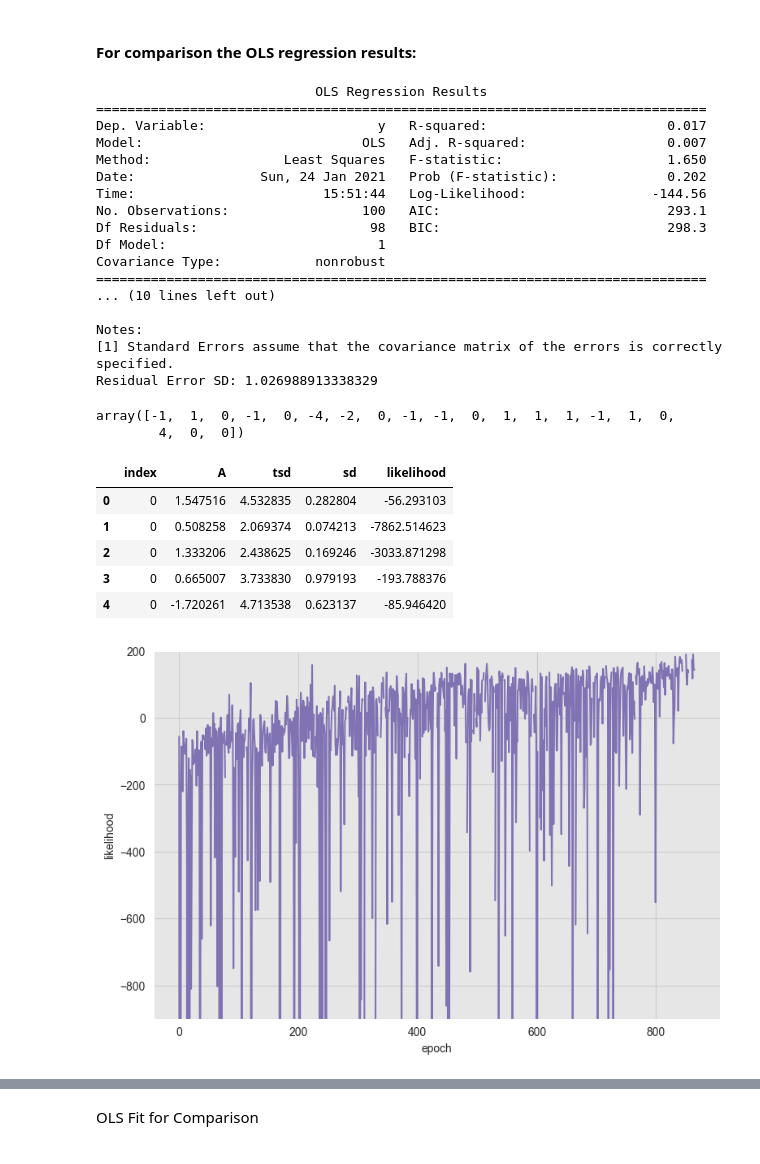
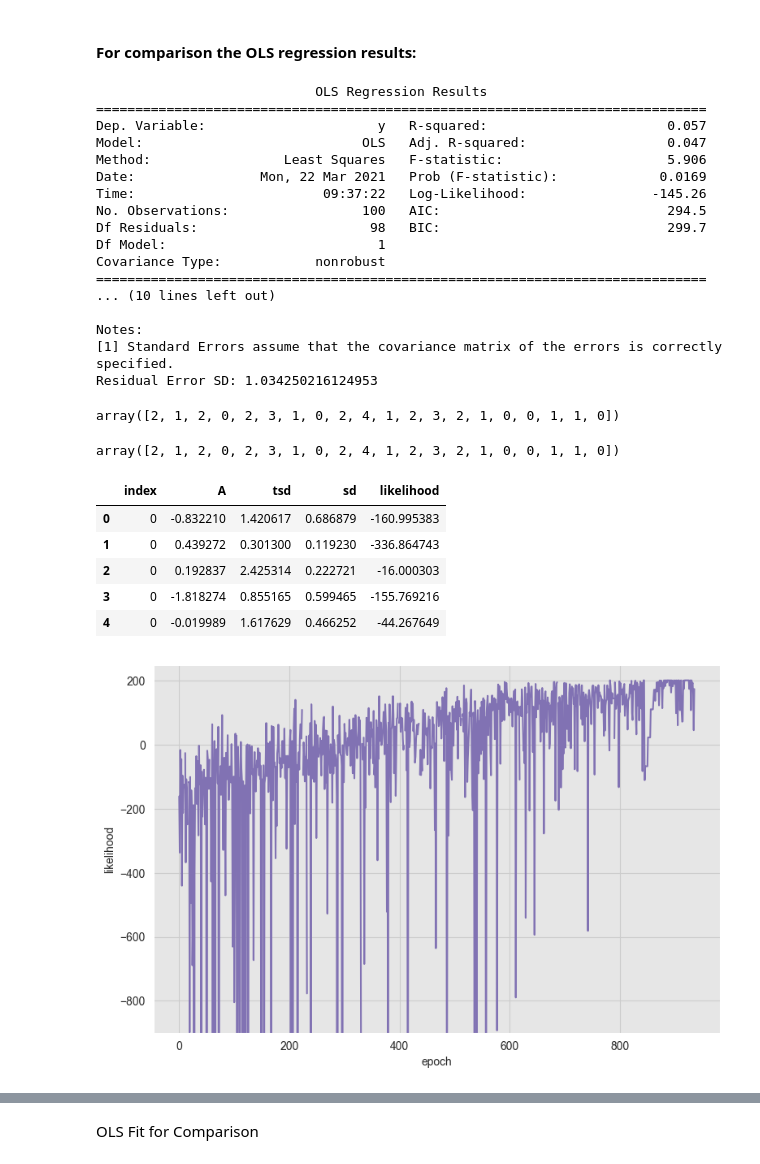
Before and after one commit to aaron1rcl/tvs_regression, a Jupyter notebook: notebooks/1_univariate_example.ipynb, the cells around one changed output, grey strips where cells are left out. Cells and saved outputs as stored; diff of their text form; code cells hidden in the pictures.

```diff
--- a/notebooks/1_univariate_example.ipynb
+++ b/notebooks/1_univariate_example.ipynb
@@ -84,5 +84,5 @@ Now we generate a random set of time delays (taus) and apply these to each row o
 # %%
 # Generate a random shift seq
 np.random.seed(15)
-real_shifts = np.round(np.random.randn(X.shape[0])*2)
+real_shifts = np.round(np.random.poisson(2, X.shape[0]))
 real_shifts = np.array(real_shifts, dtype="int")
@@ -131,7 +137,7 @@ Fit the model with the tvs regression class. The TVS Regression tries to find th
 Inner optimisation is taken care of by the custom tau optimiser module, written specifically for the purpose. In principle, the outer optimisation could be handled by a number of existing suitable methods. Due to the inner tau optimisation, the outer optimisation has a rough (bumpy) solution space. In addition, there can exist local maxima eg. for example where the value of the taus all = 0. For these reasons we have chosen differential evolution (from the scipy.optimize library). This seems to provide a good balance between exploration and greedy local searches. With some basic settings, fitting takes a few minutes. Comment the line "%%capture", if you would like to follow the progress.
 # %%
 %%capture
-tvs.fit(x, y, method="differential_evolution", split=False)
+tvs.fit(x, y, method="differential_evolution", split=False, family="poisson")
 # %% [markdown]
 ### Results
 # %%
@@ -173,13 +179,13 @@ print(f"Residual Error SD: {np.std(res.resid)}")
 # %% [output]
                             OLS Regression Results
 ==============================================================================
-Dep. Variable:                      y   R-squared:                       0.017
-Model:                            OLS   Adj. R-squared:                  0.007
-Method:                 Least Squares   F-statistic:                     1.650
-Date:                Sun, 24 Jan 2021   Prob (F-statistic):              0.202
-Time:                        15:51:44   Log-Likelihood:                -144.56
-No. Observations:                 100   AIC:                             293.1
-Df Residuals:                      98   BIC:                             298.3
+Dep. Variable:                      y   R-squared:                       0.057
+Model:                            OLS   Adj. R-squared:                  0.047
+Method:                 Least Squares   F-statistic:                     5.906
+Date:                Mon, 22 Mar 2021   Prob (F-statistic):             0.0169
+Time:                        09:37:22   Log-Likelihood:                -145.26
+No. Observations:                 100   AIC:                             294.5
+Df Residuals:                      98   BIC:                             299.7
 Df Model:                           1
 Covariance Type:            nonrobust
 ==============================================================================
@@ -187,34 +193,37 @@ Covariance Type:            nonrobust
 
 Notes:
 [1] Standard Errors assume that the covariance matrix of the errors is correctly specified.
-Residual Error SD: 1.026988913338329
+Residual Error SD: 1.034250216124953
 # %%
 # Estimated best shift sequences (taus.)
 tvs.shift_seq
 # %% [output]
-array([-1,  1,  0, -1,  0, -4, -2,  0, -1, -1,  0,  1,  1,  1, -1,  1,  0,
-        4,  0,  0])
+array([2, 1, 2, 0, 2, 3, 1, 0, 2, 4, 1, 2, 3, 2, 1, 0, 0, 1, 1, 0])
+# %%
+real_shifts
+# %% [output]
+array([2, 1, 2, 0, 2, 3, 1, 0, 2, 4, 1, 2, 3, 2, 1, 0, 0, 1, 1, 0])
 # %%
 tvs.history = tvs.history.reset_index()
 
 tvs.history.head()
 # %% [output]
 |  | index | A | tsd | sd | likelihood |
-| 0 | 0 | 1.547516 | 4.532835 | 0.282804 | -56.293103 |
-| 1 | 0 | 0.508258 | 2.069374 | 0.074213 | -7862.514623 |
-| 2 | 0 | 1.333206 | 2.438625 | 0.169246 | -3033.871298 |
-| 3 | 0 | 0.665007 | 3.733830 | 0.979193 | -193.788376 |
-| 4 | 0 | -1.720261 | 4.713538 | 0.623137 | -85.946420 |
+| 0 | 0 | -0.832210 | 1.420617 | 0.686879 | -160.995383 |
+| 1 | 0 | 0.439272 | 0.301300 | 0.119230 | -336.864743 |
+| 2 | 0 | 0.192837 | 2.425314 | 0.222721 | -16.000303 |
+| 3 | 0 | -1.818274 | 0.855165 | 0.599465 | -155.769216 |
+| 4 | 0 | -0.019989 | 1.617629 | 0.466252 | -44.267649 |
 # %%
 fig, ax = plt.subplots()
 sns.lineplot(x='level_0', y='likelihood', color=sns_c[4], data=tvs.history.reset_index(), ax=ax)
 ax.set(
     xlabel='epoch',
     ylabel='likelihood',
-    ylim=(-900,200)
+    ylim=(-900,250)
 )
-plt.savefig(f'images/plot_4.png', dpi=200,  bbox_inches='tight');
+plt.savefig(f'images/plot_4.png', dpi=250,  bbox_inches='tight');
 # %% [output]
-[figure, old version]
+[figure, new version]
 # %%
 # Predict (fit)
```
Also changed, not shown: parts of 9 cells of this notebook, 7 other files.
